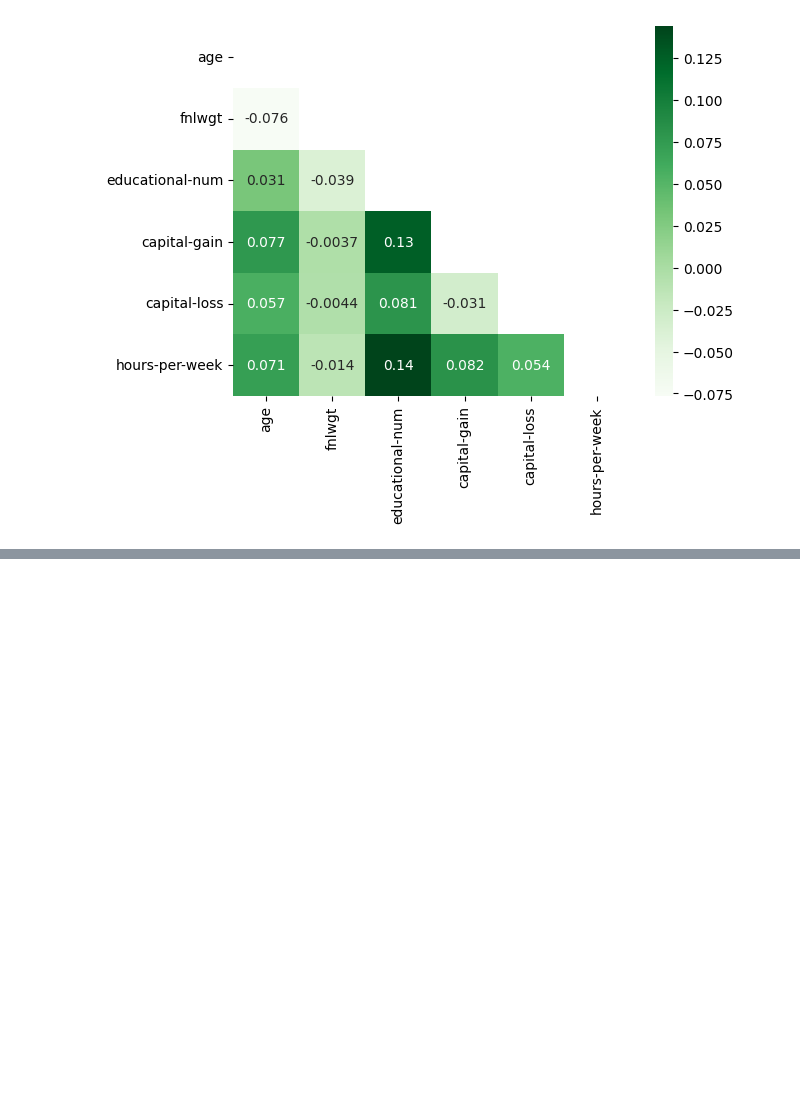
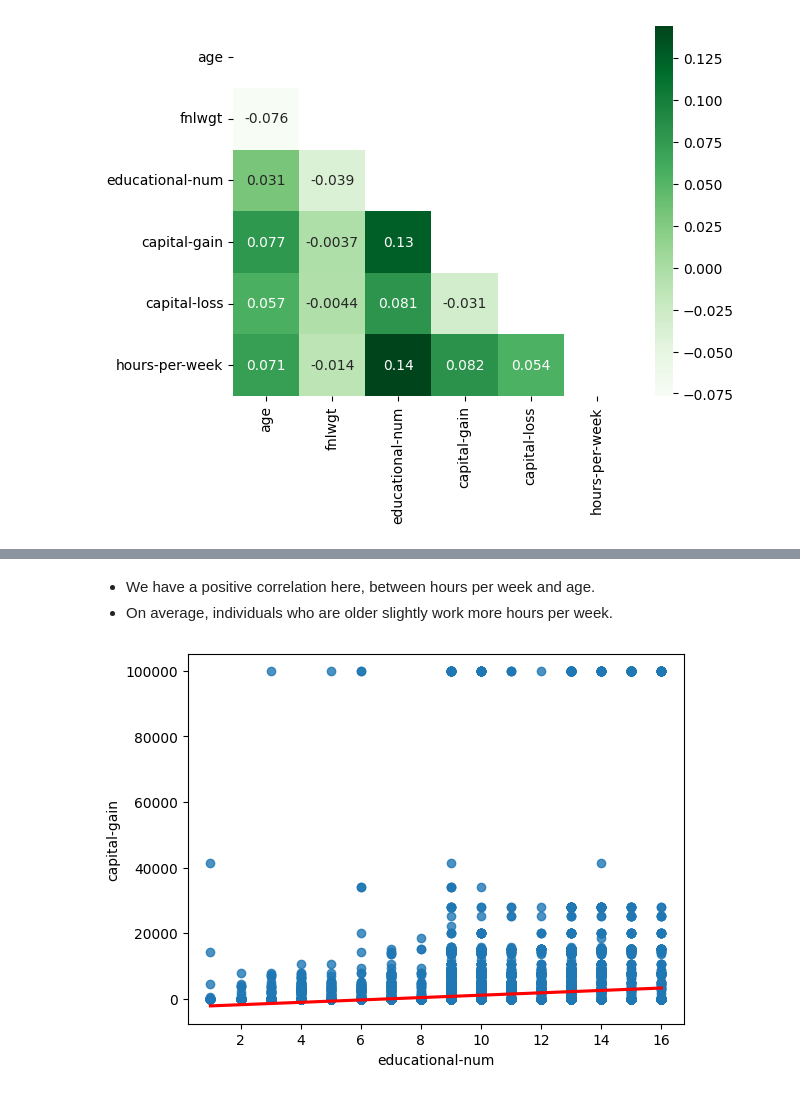
Before and after one commit to wrodemoyer/Adult-Income, a Jupyter notebook: Adult_Income.ipynb, the cells around one changed output, grey strips where cells are left out. Saved outputs shown, nothing was run; the diff lists cells and outputs as text; code cells hidden in the pictures; blank space fills up the shorter version.

```diff
--- a/Adult_Income.ipynb
+++ b/Adult_Income.ipynb
@@ -609,0 +635,9 @@ sns.heatmap(corr, cmap= 'Greens', annot= True, mask= mask);
+# %% [markdown]
+- We have a positive correlation here, between hours per week and age.
+- On average, individuals who are older slightly work more hours per week.
+# %%
+# Looking at educational num and capital gains relationship.
+
+ax= sns.regplot(data=df, x= 'educational-num', y= 'capital-gain', line_kws= {'color': 'red'});
+# %% [output]
+[figure, added]
```
Also changed, not shown: parts of 21 cells of this notebook.
